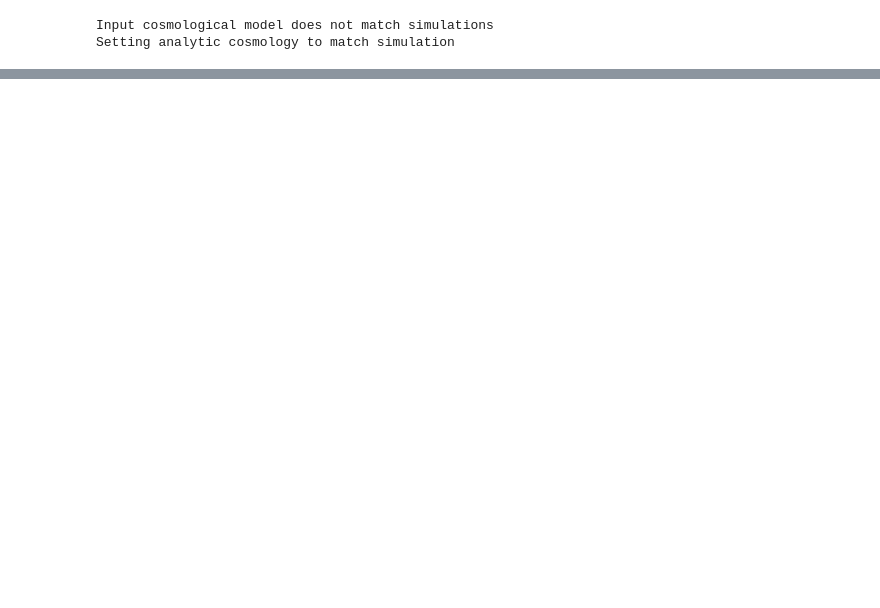
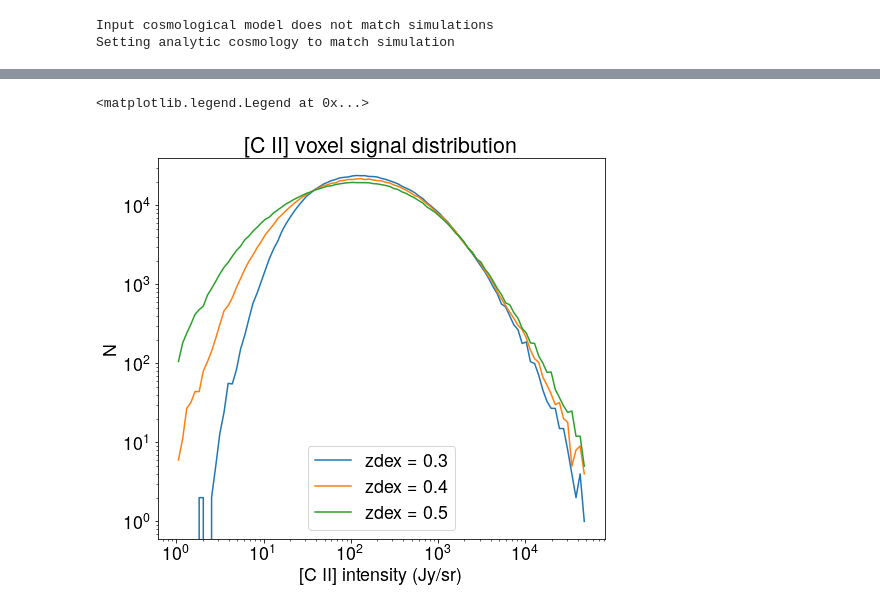
Before and after one commit to PatrickHorlaville/CITA_LIM, a Jupyter notebook: readmes/dsrel_readme.ipynb, the cells around one changed output, grey strips where cells are left out. Saved outputs shown, nothing was run; the diff lists cells and outputs as text; code cells hidden in the pictures; blank space fills up the shorter version.

```diff
--- a/readmes/dsrel_readme.ipynb
+++ b/readmes/dsrel_readme.ipynb
@@ -141,0 +110,2 @@ m_cii.update(model_par = {'zdex': 0.4,
+# %%
+cii_cube_zdex03 = m_cii.maps
@@ -141,0 +114,11 @@ m_cii.update(model_par = {'zdex': 0.4,
+# %%
+m_cii.update(model_par = {'zdex': 0.5,
+ 'M0': 1900000000.0,
+ 'Mmin': 20000000000,
+ 'alpha_MH1': 0.74,
+ 'alpha_LCII': 0.024,
+ 'alpha0': -1.412,
+ 'gamma0': 0.31,
+ 'BehrooziFile': 'sfr_reinterp.dat'})
+# %%
+cii_cube_zdex05 = m_cii.maps
@@ -141,0 +127,12 @@ m_cii.update(model_par = {'zdex': 0.4,
+# %%
+n_cii_zdex03, _, _ = plt.hist(cii_cube_zdex03.value.flatten(), bins = binning, label = 'zdex = 0.3', histtype = 'step')
+n_cii_zdex04, _, _ = plt.hist(cii_cube_zdex04.value.flatten(), bins = binning, label = 'zdex = 0.4', histtype = 'step')
+n_cii_zdex05, _, _ = plt.hist(cii_cube_zdex05.value.flatten(), bins = binning, label = 'zdex = 0.5', histtype = 'step')
+
+
+plt.xlabel('[C II] intensity (Jy/sr)')
+plt.ylabel('N')
+plt.yscale('log')
+plt.xscale('log')
+plt.title('[C II] voxel signal distribution')
+plt.legend()
@@ -141,0 +142,14 @@ m_cii.update(model_par = {'zdex': 0.4,
+# %%
+plt.plot(center, n_cii_zdex03, label = 'zdex = 0.3')
+plt.plot(center, n_cii_zdex04, label = 'zdex = 0.4')
+plt.plot(center, n_cii_zdex05, label = 'zdex = 0.5')
+
+plt.xlabel('[C II] intensity (Jy/sr)')
+plt.ylabel('N')
+plt.yscale('log')
+plt.xscale('log')
+plt.title('[C II] voxel signal distribution')
+plt.legend()
+# %% [output]
+<matplotlib.legend.Legend at 0x...>
+[figure, added]
```
Also changed, not shown: parts of 29 cells of this notebook, 5 other files.
